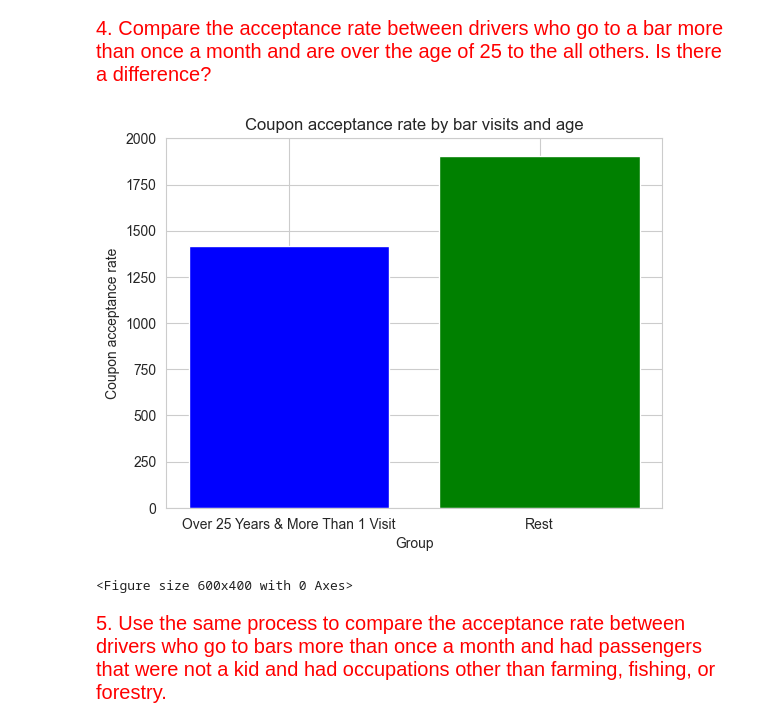
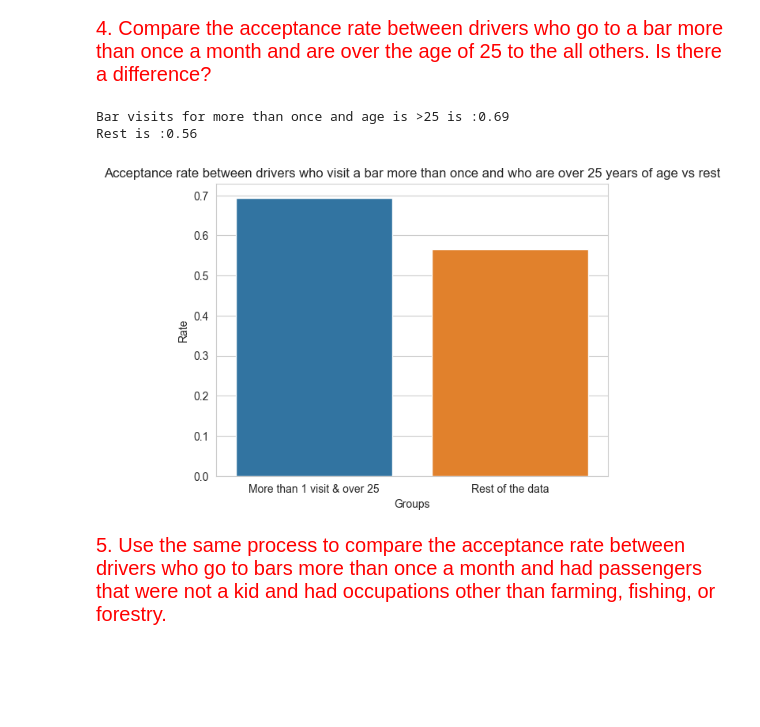
Before and after one commit to Balu-A/AmazonProject, a Jupyter notebook: AmazonCouponApplication.ipynb, the cells around one changed output. Cells and saved outputs as stored; diff of their text form; code cells hidden in the pictures; blank space fills up the shorter version.

```diff
--- a/AmazonCouponApplication.ipynb
+++ b/AmazonCouponApplication.ipynb
@@ -232,23 +204,35 @@ plt.show()
 # %% [markdown]
 <span style="font-size: 20px; color: red;font-family: 'Times New Roman', Times, serif;">4. Compare the acceptance rate between drivers who go to a bar more than once a month and are over the age of 25 to the all others.  Is there a difference?</span>
-# %%
-#Convert Age to Numeric data type
-data['age']=pd.to_numeric(data['age'],errors ='coerce').astype('Int64')
-
-df_BarVisits_Age = data.query('(Bar == "1~3" or Bar == "4~8" or Bar == "gt8") and (age > 25) and (Y==1)')
-group_labels =['Over 25 Years & More Than 1 Visit','Rest']
-values = [df_BarVisits_Age.shape[0],df_BarCouponsOnly.shape[0]]
-
-
-
-plt.bar(group_labels, values, color=['blue','green'] )
-plt.title ('Coupon acceptance rate by bar visits and age')
-plt.xlabel('Group')
-plt.ylabel('Coupon acceptance rate')
-plt.figure(figsize=(6,4))
-plt.show()
-# %% [output]
-[figure, removed]
-<Figure size 600x400 with 0 Axes>
+# %%
+data['age']=pd.to_numeric(data['age'],errors ='coerce').astype('Int64') # Convert Age to Integer
+
+# The below snippet extracts a dataframe from master dataframe where coupon=Bar, Bar visits are at least once/month and age >25
+df_BarMoreThan1Visit_Over25_Cnts = data.query('(Bar == "1~3" or Bar == "4~8" or Bar == "gt8") and (age > 25)  and (coupon=="Bar")')
+df_BarMoreThan1Visit_Over25_Cnts["Y"].mean()
+
+# The below snippet extracts a dataframe from master dataframe that don't match the criteria (coupon=Bar, Bar visits are at least once/month and age >25)
+df_AllOthers = data[~data.index.isin(df_BarMoreThan1Visit_Over25_Cnts.index)]
+df_AllOthers["Y"].mean()
+
+# Create a dataframe in preparation for a plot
+df_plot = pd.DataFrame({'Groups': ["More than 1 visit & over 25","Rest of the data"],
+                        'Rate':[df_BarMoreThan1Visit_Over25_Cnts["Y"].mean(),df_AllOthers["Y"].mean()]
+                       })
+
+#Plot the graph
+sns.barplot(data=df_plot, x="Groups", y="Rate", hue = 'Groups')
+plt.title("Acceptance rate between drivers who visit a bar more than once and who are over 25 years of age vs rest");
+
+print(f"Bar visits for more than once and age is >25 is :{df_BarMoreThan1Visit_Over25_Cnts["Y"].mean():.2f}\nRest is :{df_AllOthers["Y"].mean():.2f}")
+
+#---------------------------------------------------------------------------------------------------------------------------------------------
+# data['is_first_group'] = (data['Bar'].isin(["1~3", "4~8", "gt8"])) & (data['age'] > 25) & (data['coupon']=="Bar")
+# data[data['is_first_group']][['Bar','coupon','age', 'Y']]# Only Bar Data = 340 rows (w/104 zeroes and 236 1s when boolean flag is applied
+# acceptance_rate_first_group = data[data['is_first_group']]['Y'].mean()
+# acceptance_rate_first_group #0.6941
+# %% [output]
+Bar visits for more than once and age is >25 is :0.69
+Rest is :0.56
+[figure, added]
 # %% [markdown]
 <span style="font-size: 20px; color: red;font-family: 'Times New Roman', Times, serif;">5. Use the same process to compare the acceptance rate between drivers who go to bars more than once a month and had passengers that were not a kid and had occupations other than farming, fishing, or forestry. </span>
```
Also changed, not shown: parts of 15 cells of this notebook.
